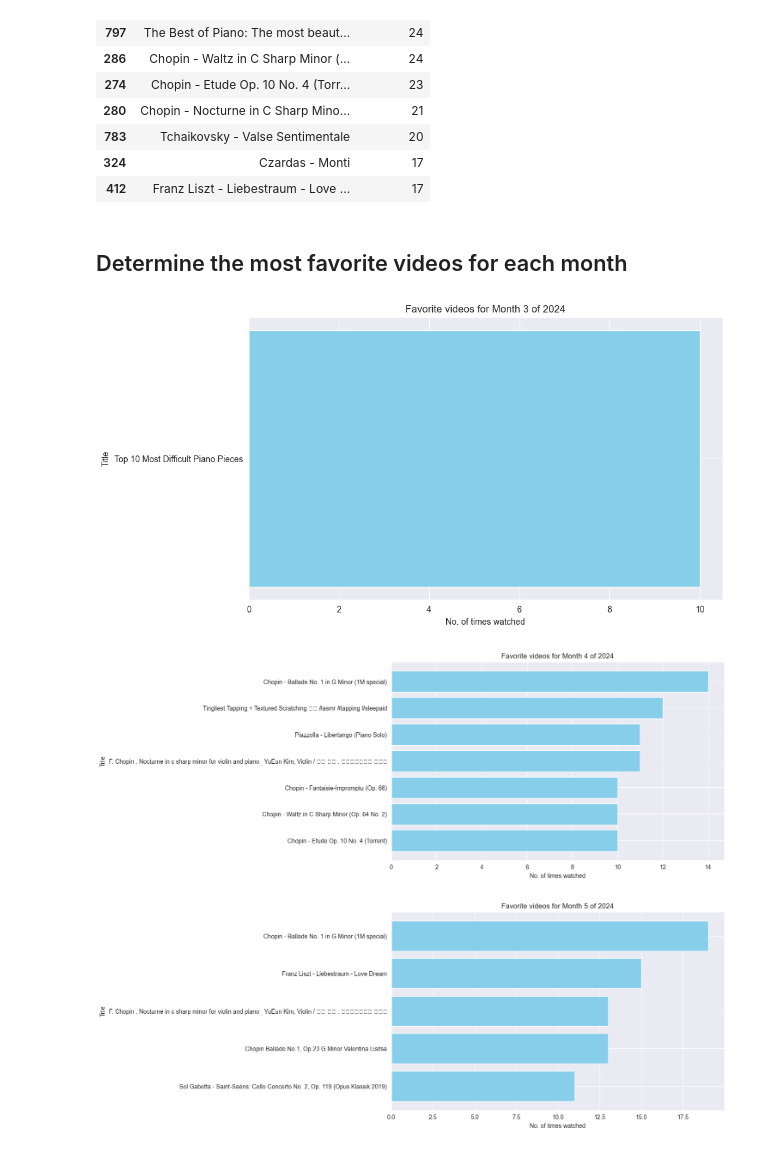
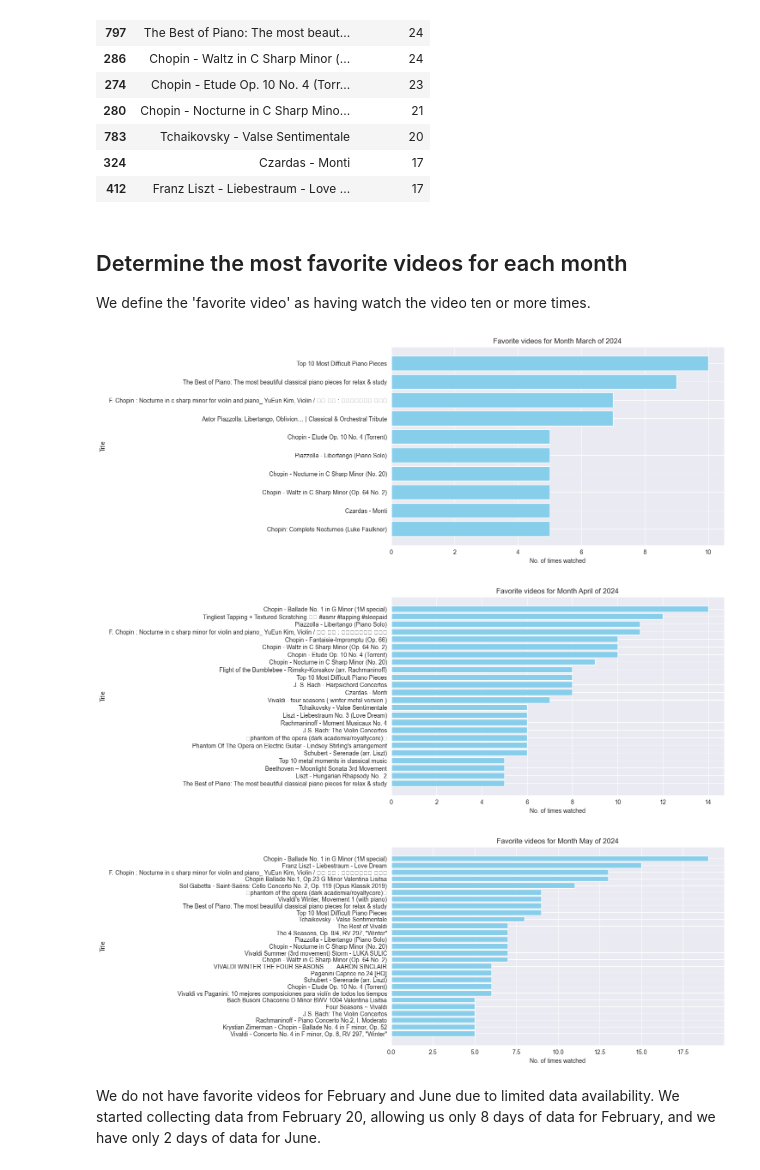
Before and after one commit to Johncarlodeveloper/YouTube-Watch-History-Data-to-CSV-file, a Jupyter notebook: analysis.ipynb, the cells around one changed output. Saved outputs shown, nothing was run; the diff lists cells and outputs as text; code cells hidden in the pictures.

```diff
--- a/analysis.ipynb
+++ b/analysis.ipynb
@@ -415,37 +415,48 @@ top_counts
 | 412 | Franz Liszt - Liebestraum - Love ... | 17 |
 # %% [markdown]
 ## Determine the most favorite videos for each month
+
+We define the 'favorite video' as having watch the video ten or more times.
 # %%
 fav = df
 fav['date_time'] = pd.to_datetime(fav['date_time'], format='%b %d, %Y, %I:%M:%S %p')
 
 fav['month'] = fav['date_time'].dt.month
 Months = list(fav['month'].unique())
 Months.reverse()
 dfs = {}
+month_name = {
+    2: 'February',
+    3: 'March',
+    4: 'April',
+    5: 'May',
+    6: 'June'
+}
 
 for month in Months:
     dfs[month] = fav[fav['month'] == month]
 
 for month, monthly_df in dfs.items():
     most_favorite_video = monthly_df.groupby('title').size().reset_index(name='frequency')
 
     # Sort by the 'count' column in descending order
     sorted_counts = most_favorite_video.sort_values('frequency', ascending=False)
     # Filter the rows to include all those with count values equal to or above the threshold
-    top_counts = sorted_counts[sorted_counts['frequency'] >= 10]
+    top_counts = sorted_counts[sorted_counts['frequency'] >= 5]
 
     if not top_counts.empty:
         titles = top_counts['title']
         watched = top_counts['frequency']
         plt.figure(figsize=(10, 6))
         plt.barh(titles, watched, color='skyblue')
         plt.xlabel('No. of times watched')
         plt.ylabel('Title')
-        plt.title(f'Favorite videos for Month {month} of 2024')
+        plt.title(f'Favorite videos for Month {month_name[month]} of 2024')
         plt.gca().invert_yaxis()  # Invert y-axis to have the highest count at the top
         plt.show()
 # %% [output]
-[figure, old version]
+[figure, new version]
-[figure, old version]
+[figure, new version]
-[figure, old version]
+[figure, new version]
+# %% [markdown]
+We do not have favorite videos for February and June due to limited data availability. We started collecting data from February 20, allowing us only 8 days of data for February, and we have only 2 days of data for June.
```
